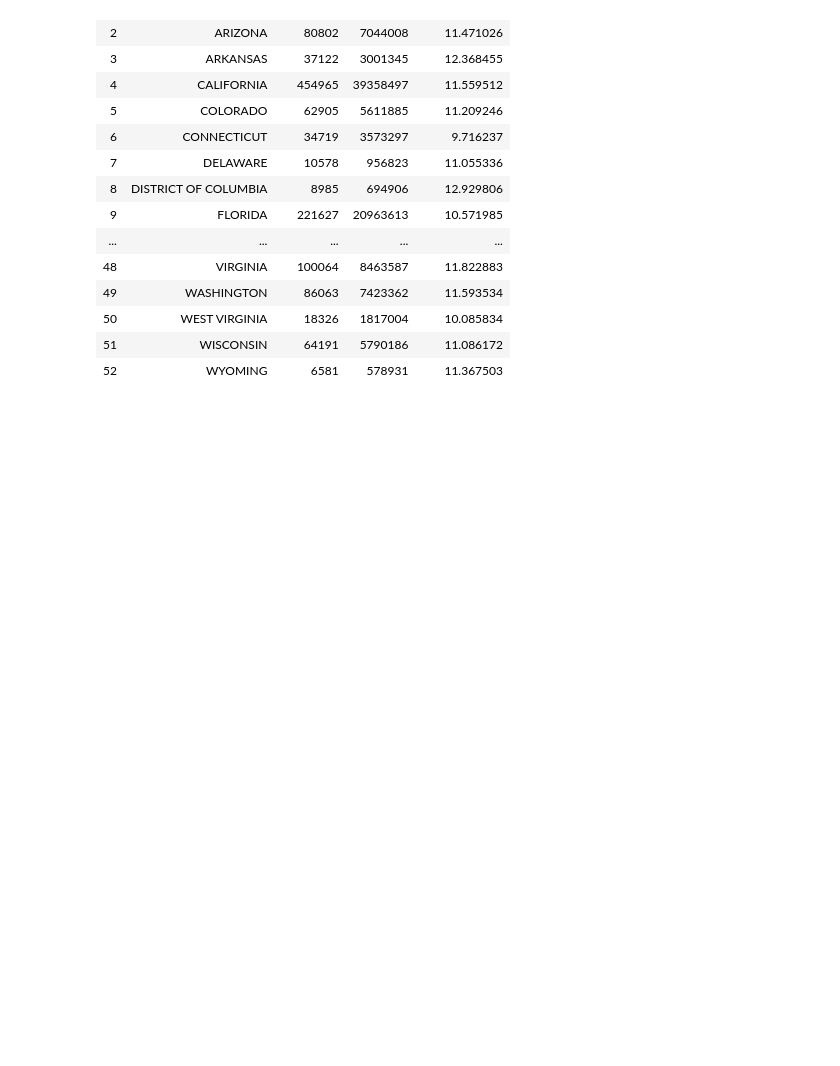
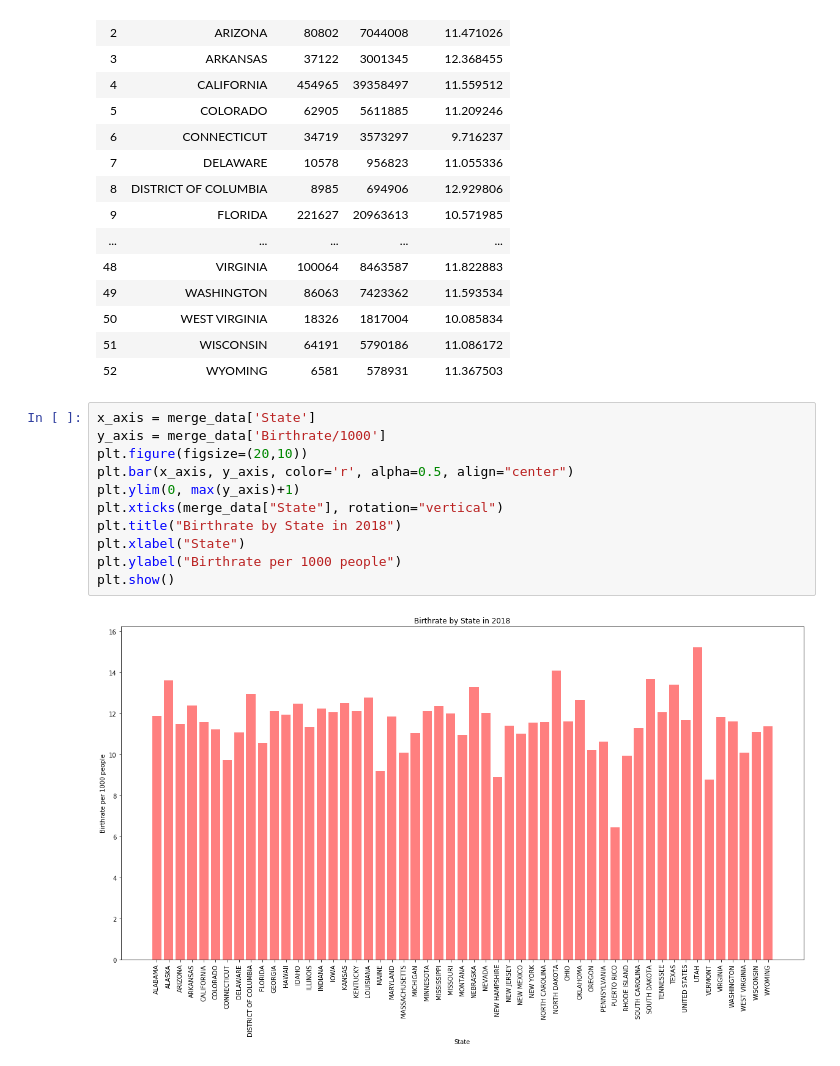
Before and after one commit to EMDeLeon/Project_1, a Jupyter notebook: Project 1.ipynb, the cells around one changed output. Saved outputs shown, nothing was run; the diff lists cells and outputs as text; blank space fills up the shorter version.

```diff
--- a/Project 1.ipynb
+++ b/Project 1.ipynb
@@ -209,3 +208,16 @@ merge_data
 | 50 | WEST VIRGINIA | 18326 | 1817004 | 10.085834 |
 | 51 | WISCONSIN | 64191 | 5790186 | 11.086172 |
 | 52 | WYOMING | 6581 | 578931 | 11.367503 |
+# %%
+x_axis = merge_data['State']
+y_axis = merge_data['Birthrate/1000']
+plt.figure(figsize=(20,10))
+plt.bar(x_axis, y_axis, color='r', alpha=0.5, align="center")
+plt.ylim(0, max(y_axis)+1)
+plt.xticks(merge_data["State"], rotation="vertical")
+plt.title("Birthrate by State in 2018")
+plt.xlabel("State")
+plt.ylabel("Birthrate per 1000 people")
+plt.show()
+# %% [output]
+[figure, added]
```
Also changed, not shown: parts of 7 cells of this notebook.
